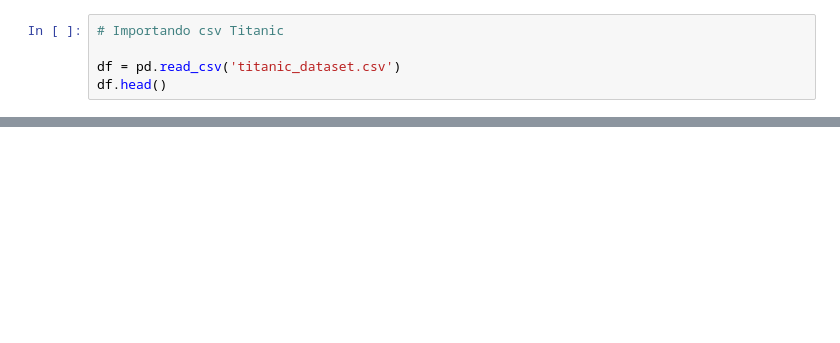
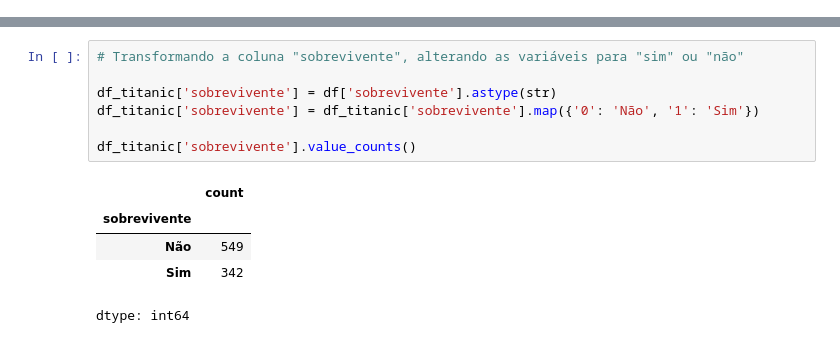
Before and after one commit to tainabh/analise_titanic, a Jupyter notebook: analise_titanic.ipynb, the cells around one changed output, grey strips where cells are left out. Cells and saved outputs as stored; diff of their text form; blank space fills up the shorter version.

```diff
--- a/analise_titanic.ipynb
+++ b/analise_titanic.ipynb
@@ -6,6 +27 @@
 import pandas as pd
-# %%
-# Importando csv Titanic
-
-df = pd.read_csv('titanic_dataset.csv')
-df.head()
@@ -76,0 +137,13 @@ df.describe()
+# %%
+# Transformando a coluna "sobrevivente", alterando as variáveis para "sim" ou "não"
+
+df_titanic['sobrevivente'] = df['sobrevivente'].astype(str)
+df_titanic['sobrevivente'] = df_titanic['sobrevivente'].map({'0': 'Não', '1': 'Sim'})
+
+df_titanic['sobrevivente'].value_counts()
+# %% [output]
+|  | count |
+| sobrevivente |  |
+| Não | 549 |
+| Sim | 342 |
+dtype: int64
```
Also changed, not shown: parts of 18 cells of this notebook.
